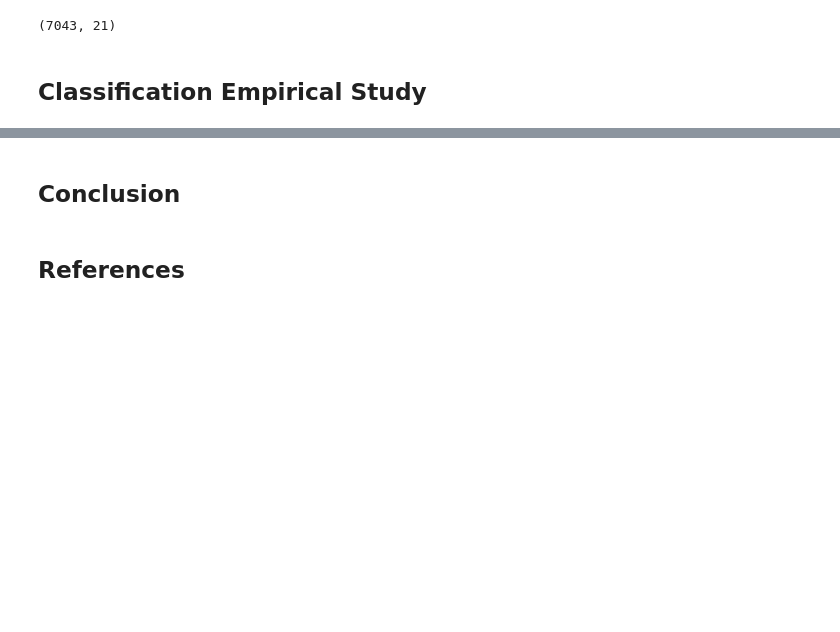
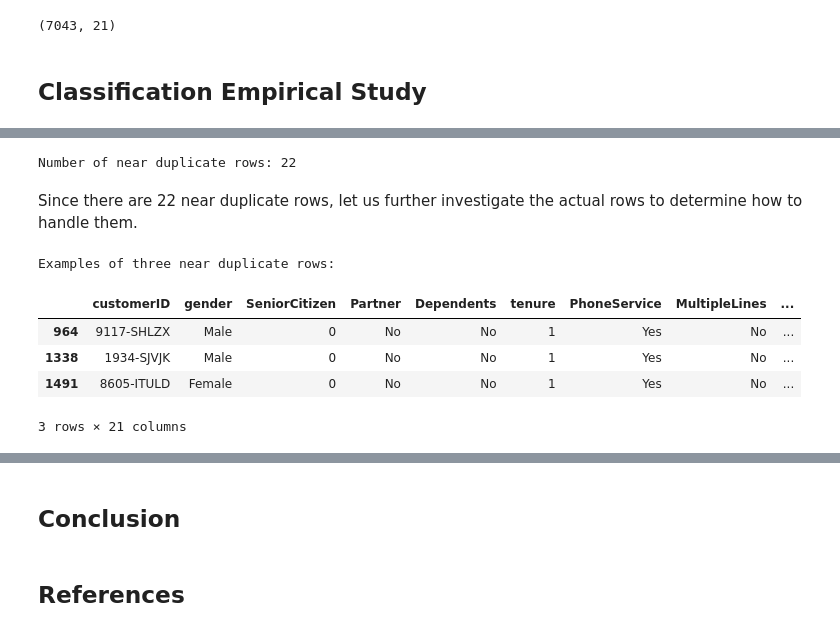
Before and after one commit to Natasa127/CSI4142-A3, a Jupyter notebook: Classification.ipynb, the cells around one changed output, grey strips where cells are left out. Saved outputs shown, nothing was run; the diff lists cells and outputs as text; code cells hidden in the pictures; blank space fills up the shorter version.

Commit message:
Classification valididity checks 1-5

```diff
--- a/Classification.ipynb
+++ b/Classification.ipynb
@@ -98,8 +92,8 @@ Name: count, dtype: int64
 # %%
 # Read in the dataset from a public repository
 url = "https://raw.githubusercontent.com/Natasa127/CSI4142-A3/refs/heads/main/Telco-Customer-Churn.csv"
-telco = pd.read_csv(url)
-telco.head()
+telco_df = pd.read_csv(url)
+telco_df.head()
 # %% [output]
 |  | customerID | gender | SeniorCitizen | Partner | Dependents | tenure | PhoneService | MultipleLines | ... |
 | 0 | 7590-VHVEG | Female | 0 | Yes | No | 1 | No | No phone service | ... |
@@ -136,0 +163,26 @@ telco.shape
+# %%
+# Near duplicates check
+
+# Apply the .duplcated method to the DataFrame, excluding the customerID column, to create a Series, with exact duplicates of the remaining columns set to True
+no_customer_id_duplicates = telco_df.loc[:, telco_df.columns != "customerID"].duplicated()
+
+# Print the number of rows that are near duplicates
+print(f"Number of near duplicate rows: {no_customer_id_duplicates.sum()}\n")
+# %% [output]
+Number of near duplicate rows: 22
+# %% [markdown]
+Since there are 22 near duplicate rows, let us further investigate the actual rows to determine how to handle them.
+# %%
+# Save the invalid rows
+invalid_exact_duplicate_df = telco_df.loc[no_customer_id_duplicates]
+
+# Display the first 3 rows that are near duplicates
+print("Examples of three near duplicate rows:")
+invalid_exact_duplicate_df.head(3)
+# %% [output]
+Examples of three near duplicate rows:
+|  | customerID | gender | SeniorCitizen | Partner | Dependents | tenure | PhoneService | MultipleLines | ... |
+| 964 | 9117-SHLZX | Male | 0 | No | No | 1 | Yes | No | ... |
+| 1338 | 1934-SJVJK | Male | 0 | No | No | 1 | Yes | No | ... |
+| 1491 | 8605-ITULD | Female | 0 | No | No | 1 | Yes | No | ... |
+3 rows × 21 columns
```
Also changed, not shown: parts of 27 cells of this notebook.
